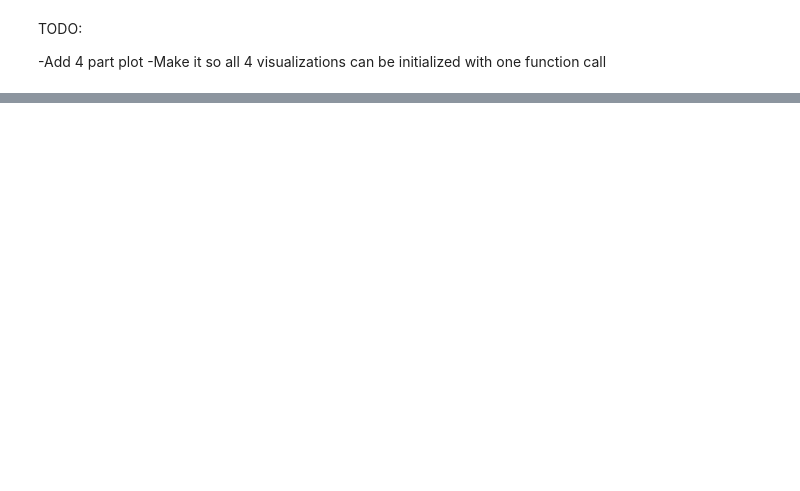
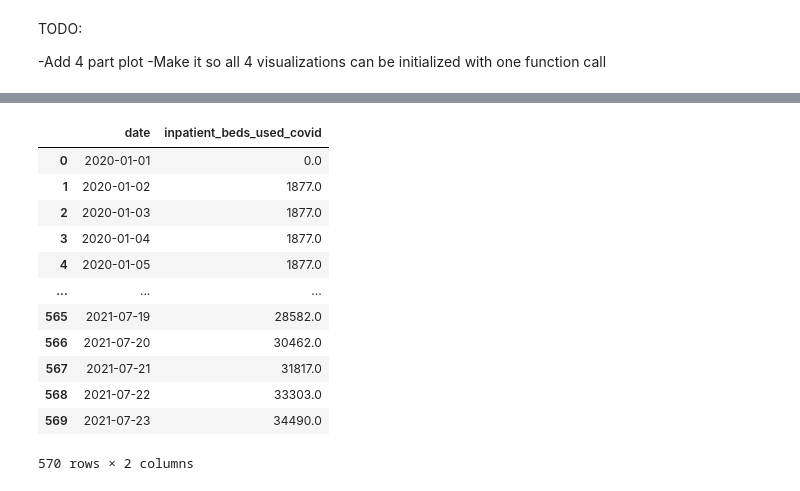
Before and after one commit to jonahdf/covid-twitter-bot, a Jupyter notebook: main.ipynb, the cells around one changed output, grey strips where cells are left out. Drawn from its saved outputs; the diff is of its cells as text; code cells hidden in the pictures; blank space fills up the shorter version.

```diff
--- a/main.ipynb
+++ b/main.ipynb
@@ -55,3 +60,6 @@ TODO:
 
 -Add 4 part plot
 -Make it so all 4 visualizations can be initialized with one function call
+# %%
+dp.get_us_hospitalizations()
+# %% [output]
@@ -57,0 +67,13 @@ TODO:
+|  | date | inpatient_beds_used_covid |
+| 0 | 2020-01-01 | 0.0 |
+| 1 | 2020-01-02 | 1877.0 |
+| 2 | 2020-01-03 | 1877.0 |
+| 3 | 2020-01-04 | 1877.0 |
+| 4 | 2020-01-05 | 1877.0 |
+| ... | ... | ... |
+| 565 | 2021-07-19 | 28582.0 |
+| 566 | 2021-07-20 | 30462.0 |
+| 567 | 2021-07-21 | 31817.0 |
+| 568 | 2021-07-22 | 33303.0 |
+| 569 | 2021-07-23 | 34490.0 |
+570 rows × 2 columns
```
Also changed, not shown: parts of 3 cells of this notebook, 1 other file.
